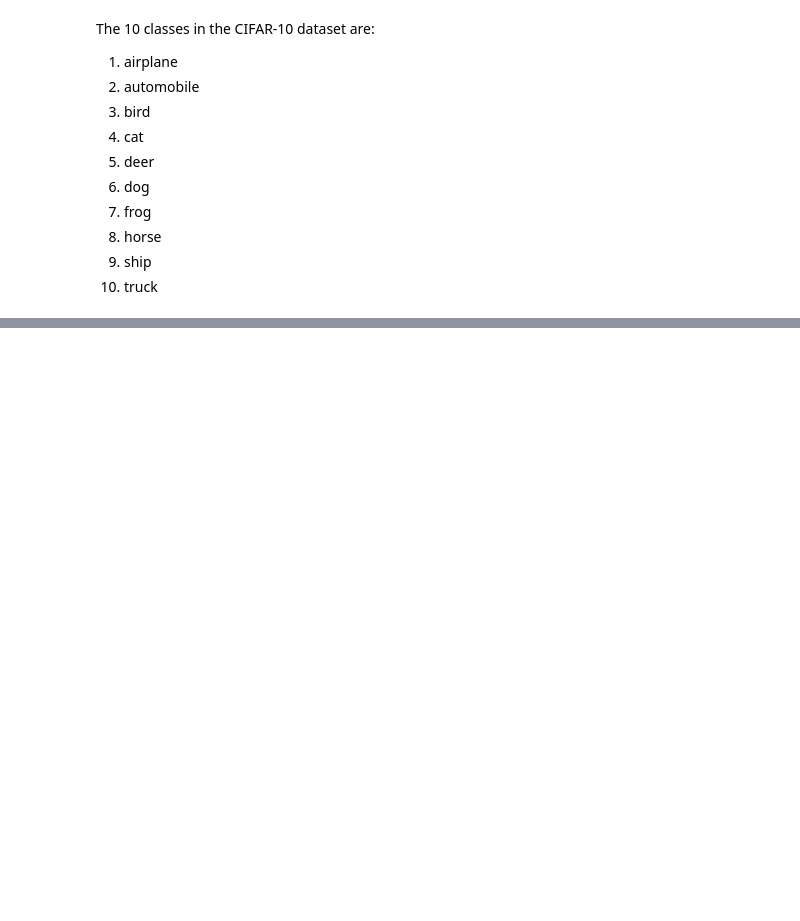
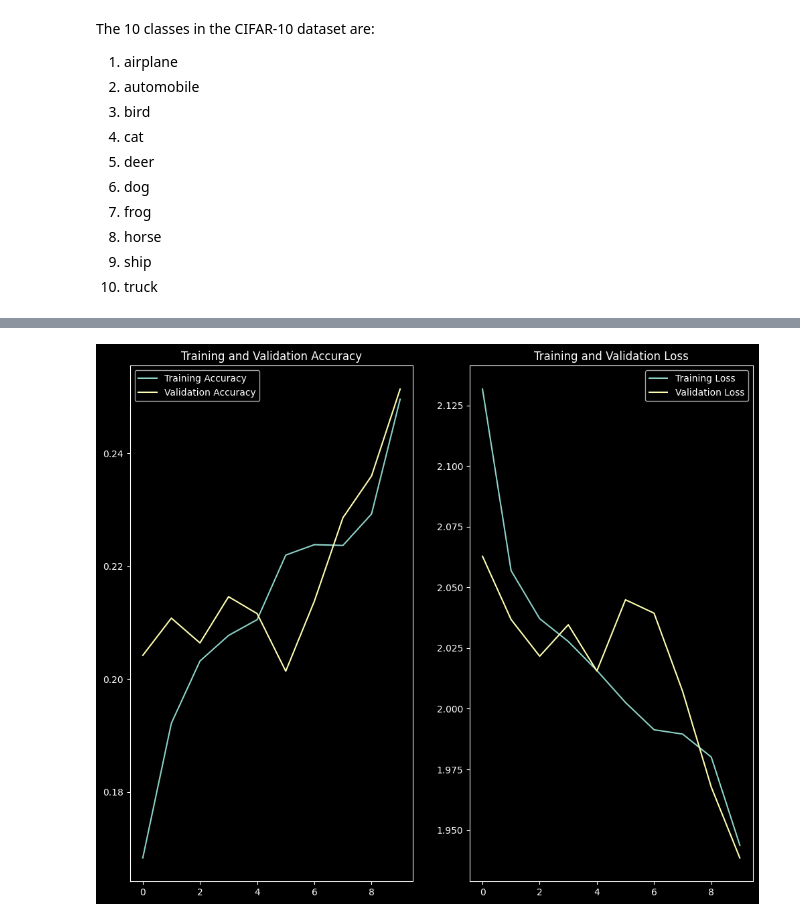
Before and after one commit to debjitpal5040/Deep_Learning_Algorithms, a Jupyter notebook: Tensorflow/cifar10.ipynb, the cells around one changed output, grey strips where cells are left out. Cells and saved outputs as stored; diff of their text form; code cells hidden in the pictures; blank space fills up the shorter version.

Commit message:
cifar10, mnist, fashion-mnist

```diff
--- a/Tensorflow/cifar10.ipynb
+++ b/Tensorflow/cifar10.ipynb
@@ -58,8 +68,11 @@ X_test = X_test / 255
 ann = Sequential(
     layers=[
         Flatten(input_shape=(32, 32, 3), name="input_layer"),
-        Dense(3000, activation="relu", name="hidden_layer_1"),
-        Dense(1000, activation="relu", name="hidden_layer_2"),
+        Dense(1600, activation="sigmoid", name="hidden_layer_1"),
+        Dense(800, activation="sigmoid", name="hidden_layer_2"),
+        Dense(400, activation="sigmoid", name="hidden_layer_3"),
+        Dense(200, activation="sigmoid", name="hidden_layer_4"),
+        Dense(100, activation="sigmoid", name="hidden_layer_5"),
         Dense(10, activation="softmax", name="output_layer"),
     ],
     name="ann",
@@ -75,7 +120,9 @@ ann.compile(
 )
 # %%
 ann_checkpoint_callback = ModelCheckpoint(
-    filepath="../Models/cifar10_ann", monitor="val_accuracy", save_best_only=True
+    filepath="../Models/cifar10_ann.h5",
+    monitor="val_accuracy",
+    save_best_only=True,
 )
 ann_tensorboard_callback = TensorBoard(
     log_dir="../Logs/cifar10_ann_logs", histogram_freq=1, write_images=True
@@ -108,22 +183,24 @@ print(
 # %%
 epochs_range = range(epochs)
 
 # Plot the training and validation accuracy
-plt.figure(figsize=(8, 8))
+plt.figure(figsize=(12, 10))
 plt.subplot(1, 2, 1)
 plt.plot(epochs_range, ann_train_acc, label="Training Accuracy")
 plt.plot(epochs_range, ann_val_acc, label="Validation Accuracy")
-plt.legend(loc="lower right")
+plt.legend(loc="upper left")
 plt.title("Training and Validation Accuracy")
 
 # Plot the training and validation loss
 plt.subplot(1, 2, 2)
 plt.plot(epochs_range, ann_train_loss, label="Training Loss")
 plt.plot(epochs_range, ann_val_loss, label="Validation Loss")
 plt.legend(loc="upper right")
 plt.title("Training and Validation Loss")
 
-plt.savefig("../Images/ann_acc_loss.png", bbox_inches="tight")
+plt.savefig("../Images/cifar10_ann_acc_loss.png", bbox_inches="tight")
+# %% [output]
+[figure, added]
 # %%
 ann_test_loss, ann_test_accuracy = ann.evaluate(X_test, y_test)
 print("Test loss:", ann_test_loss)
```
Also changed, not shown: parts of 20 cells of this notebook, 25 other files.
